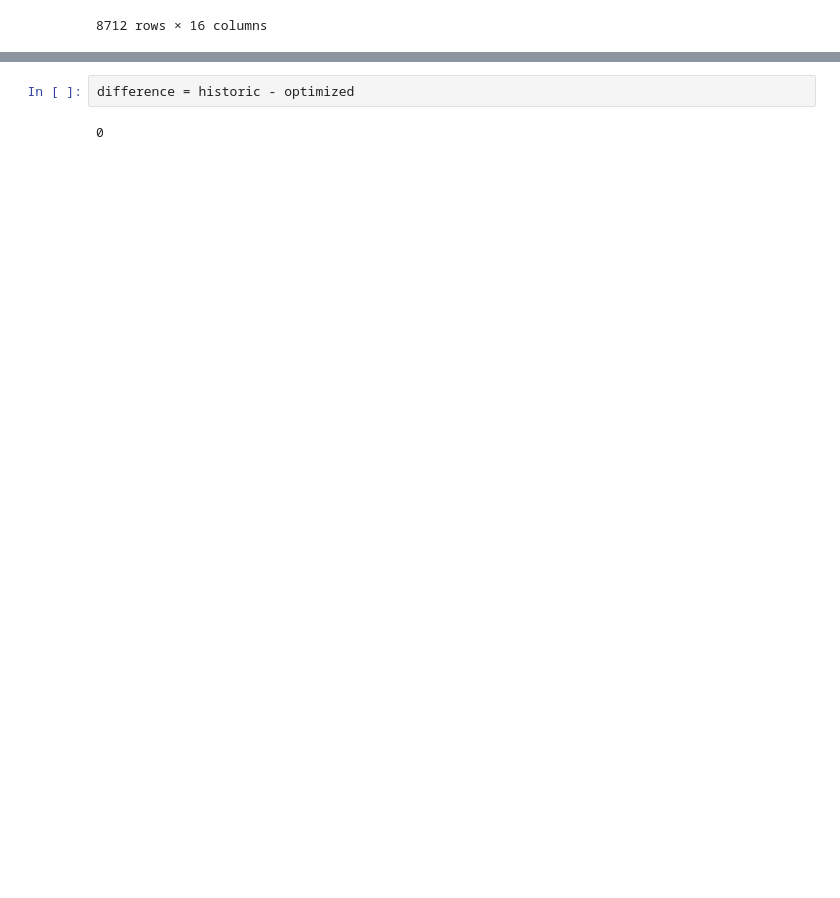
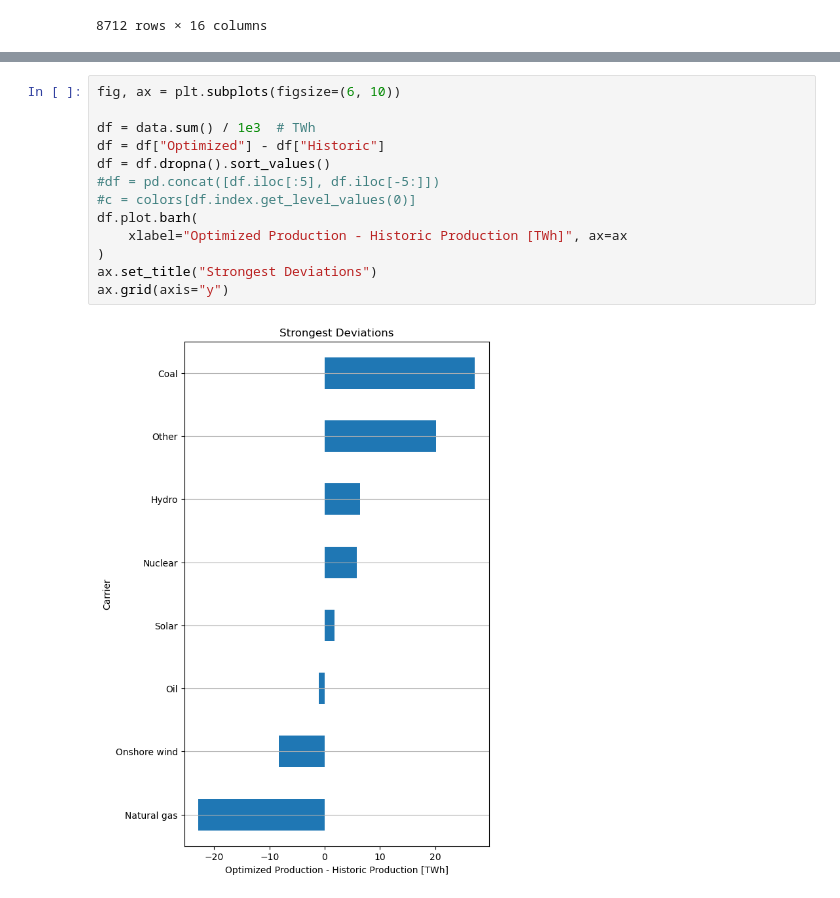
Before and after one commit to PyPSA/pypsa-usa, a Jupyter notebook: workflow/notebooks/data_validation.ipynb, the cells around one changed output, grey strips where cells are left out. Drawn from its saved outputs; the diff is of its cells as text; blank space fills up the shorter version.

Commit message:
data validation scripts

```diff
--- a/workflow/notebooks/data_validation.ipynb
+++ b/workflow/notebooks/data_validation.ipynb
@@ -188,4 +270,15 @@ ax.grid(axis="y")
-# %%
-difference = historic - optimized
-# %% [output]
-0
+# %%
+fig, ax = plt.subplots(figsize=(6, 10))
+
+df = data.sum() / 1e3  # TWh
+df = df["Optimized"] - df["Historic"]
+df = df.dropna().sort_values()
+#df = pd.concat([df.iloc[:5], df.iloc[-5:]])
+#c = colors[df.index.get_level_values(0)]
+df.plot.barh(
+    xlabel="Optimized Production - Historic Production [TWh]", ax=ax
+)
+ax.set_title("Strongest Deviations")
+ax.grid(axis="y")
+# %% [output]
+[figure, added]
```
Also changed, not shown: parts of 14 cells of this notebook, 6 other files.
